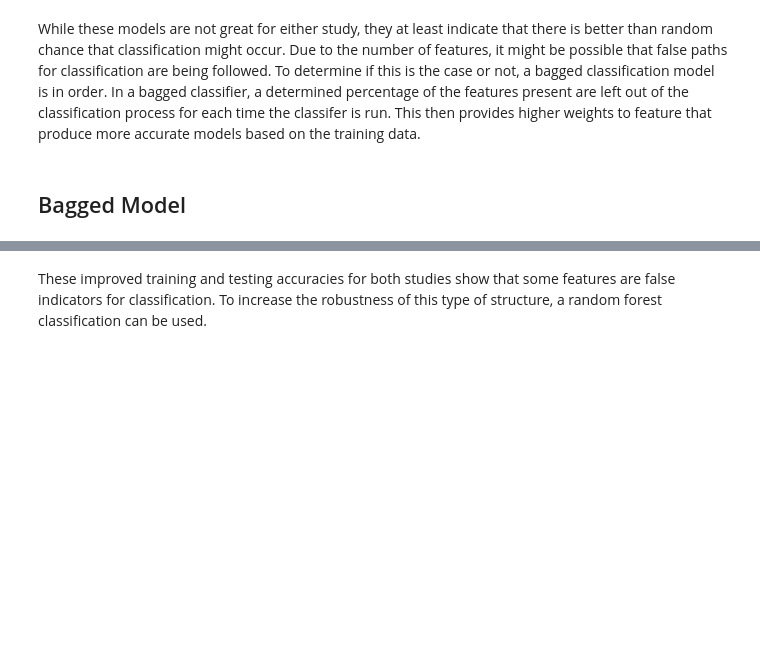
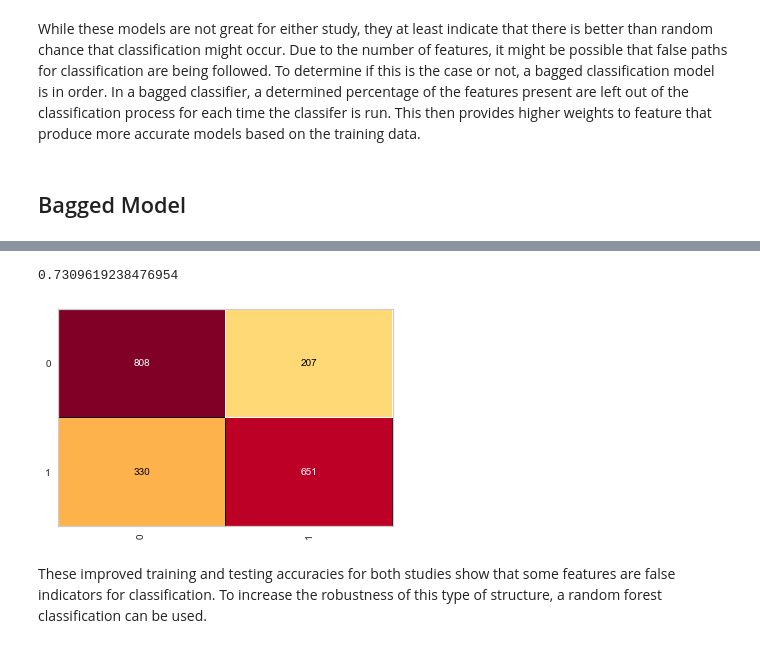
Before and after one commit to eannefawcett/Classifying-Gene-Locus-by-Protein-Composition, a Jupyter notebook: Modeling-19.ipynb, the cells around one changed output, grey strips where cells are left out. Cells and saved outputs as stored; diff of their text form; code cells hidden in the pictures; blank space fills up the shorter version.

```diff
--- a/Modeling-19.ipynb
+++ b/Modeling-19.ipynb
@@ -649,3 +639,9 @@ Strand Bagged Testing Accuracy is: 73.04609218436873
+# %%
+cm = ConfusionMatrix(bagged_strand_tree.fit(features_strand_train, target_strand_train))
+cm.score(features_strand_test, target_strand_test)
+# %% [output]
+0.7309619238476954
+[figure, added]
 # %% [markdown]
 These improved training and testing accuracies for both studies show that some features are false indicators for classification. To increase the robustness of this type of structure, a random forest classification can be used.
 # %% [markdown]
```
Also changed, not shown: parts of 33 cells of this notebook, 4 other files.
